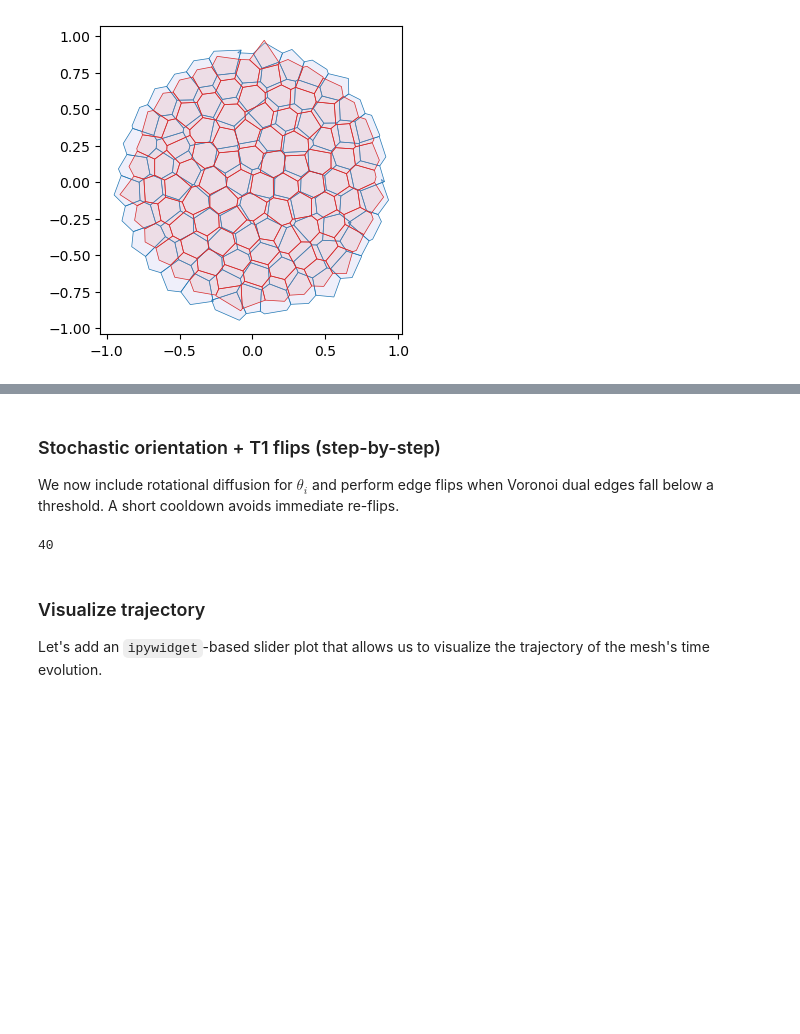
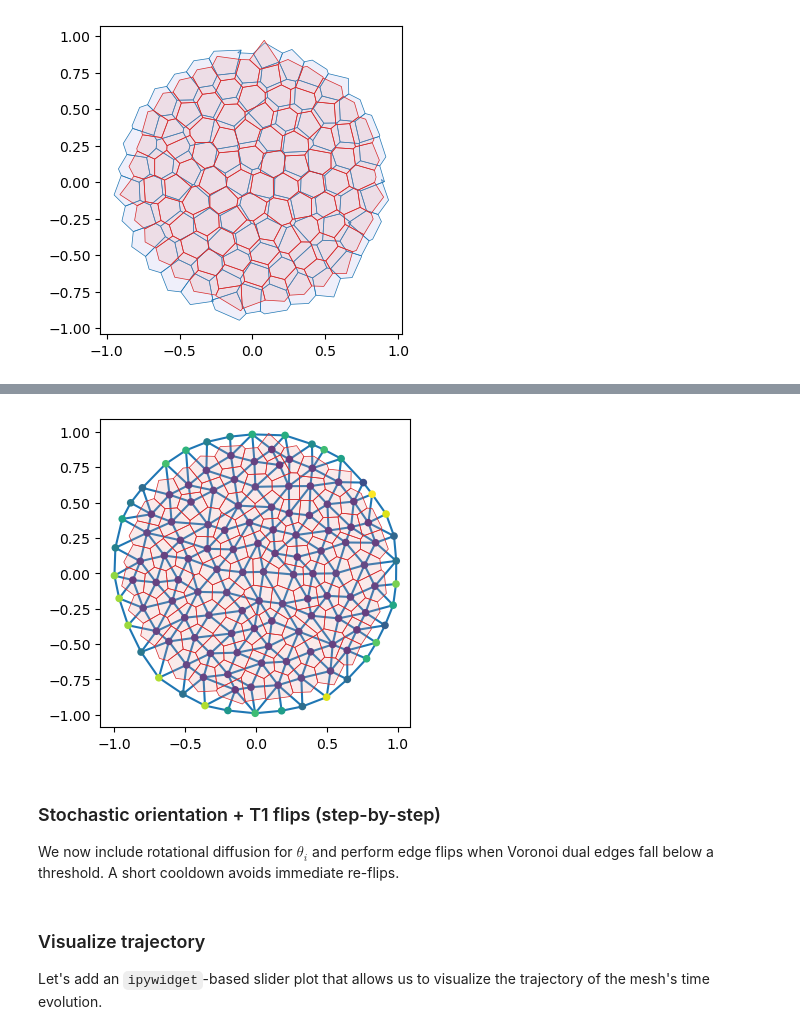
Before and after one commit to nikolas-claussen/triangulax, a Jupyter notebook: nbs/03_area_perimeter_model.ipynb, the cells around one changed output, grey strips where cells are left out. Drawn from its saved outputs; the diff is of its cells as text; code cells hidden in the pictures; blank space fills up the shorter version.

```diff
--- a/nbs/03_area_perimeter_model.ipynb
+++ b/nbs/03_area_perimeter_model.ipynb
@@ -445,0 +486,4 @@ ax.autoscale_view();
+# %%
+areas = get_cell_area(geommesh_final, hemesh_final)
+
+jnp.median(areas),  areas[121], jnp.median(areas[hemesh_final.is_bdry]), jnp.median(areas[~hemesh_final.is_bdry])
@@ -446,3 +535,30 @@ ax.autoscale_view();
+# %%
+geommesh_sp = msh.set_voronoi_face_positions(geommesh_sp, hemesh)
+geommesh_final = msh.set_voronoi_face_positions(geommesh_final, hemesh_final)
+
+fig, ax = plt.subplots(figsize=(4, 4))
+
+#plt.triplot(*geommesh_sp.vertices.T, hemesh.faces)
+
+
+
+plt.triplot(*geommesh_final.vertices.T, hemesh_final.faces)
+plt.scatter(*geommesh_final.vertices.T, c=areas, cmap="viridis", s=20, vmin=0)
+
+
+#ax.add_collection(msh.cellplot(hemesh, geommesh_sp.face_positions,
+#                               cell_colors=np.array([0.7, 0.7, 0.9, 0.2]),
+#                               mpl_polygon_kwargs={"lw": 0.5, "ec": "tab:blue"}))
+ax.add_collection(msh.cellplot(hemesh_final, geommesh_final.face_positions,
+                               cell_colors=np.array([0.9, 0.6, 0.6, 0.2]),
+                               mpl_polygon_kwargs={"lw": 0.5, "ec": "tab:red"}))
+
+
+
+ax.set_aspect("equal")
+ax.autoscale_view();
+# %% [output]
+[figure, added]
 # %% [markdown]
 ### Stochastic orientation + T1 flips (step-by-step)
 We now include rotational diffusion for $\theta_i$ and perform edge flips when Voronoi dual edges fall below a threshold. A short cooldown avoids immediate re-flips.
@@ -490,43 +565,3 @@ def apply_t1_flips(geommesh: GeomMesh, hemesh: HeMesh, cooldown: jax.Array,
-# %%
-# simulation parameters
-dt = 0.02
-n_steps = 200
-save_every = 5
-
-v0 = 0.03
-d_theta = 0.1
-
-l_min = 0.02
-cooldown_steps = 5
-
-geommesh_sim = copy.copy(geommesh_relaxed)
-hemesh_sim = copy.copy(hemesh)
-theta = jax.random.uniform(jax.random.key(1), shape=(hemesh_sim.n_vertices,), minval=0.0, maxval=2 * np.pi)
-state = VAPState(geommesh=geommesh_sim, theta=theta)
-cooldown = jnp.zeros(hemesh_sim.n_hes, dtype=int)
-key = jax.random.key(2)
-
-term = diffrax.ODETerm(vap_vector_field)
-solver = diffrax.Tsit5()
-
-traj = []
-tprev = 0.0
-for step in range(n_steps):
-    tnext = tprev + dt
-    args = (hemesh_sim, a0, p0, v0, 1.0, 1.0)
-    solver_state = solver.init(term, tprev, tnext, state, args)
-    state, solver_state, key = step_with_diffrax(state, solver_state, tprev, tnext, args, key, d_theta)
-    geommesh_sim, hemesh_sim, cooldown, flipped = apply_t1_flips(
-        state.geommesh, hemesh_sim, cooldown, l_min, cooldown_steps
-    )
-    state = VAPState(geommesh=geommesh_sim, theta=state.theta)
-    if (step % save_every) == 0:
-        traj.append((dataclasses.replace(geommesh_sim), copy.copy(hemesh_sim)))
-    tprev = tnext
-
-len(traj)
-# %% [output]
-40
 # %% [markdown]
 ### Visualize trajectory
 
```
Also changed, not shown: parts of 29 cells of this notebook, 38 other files.
